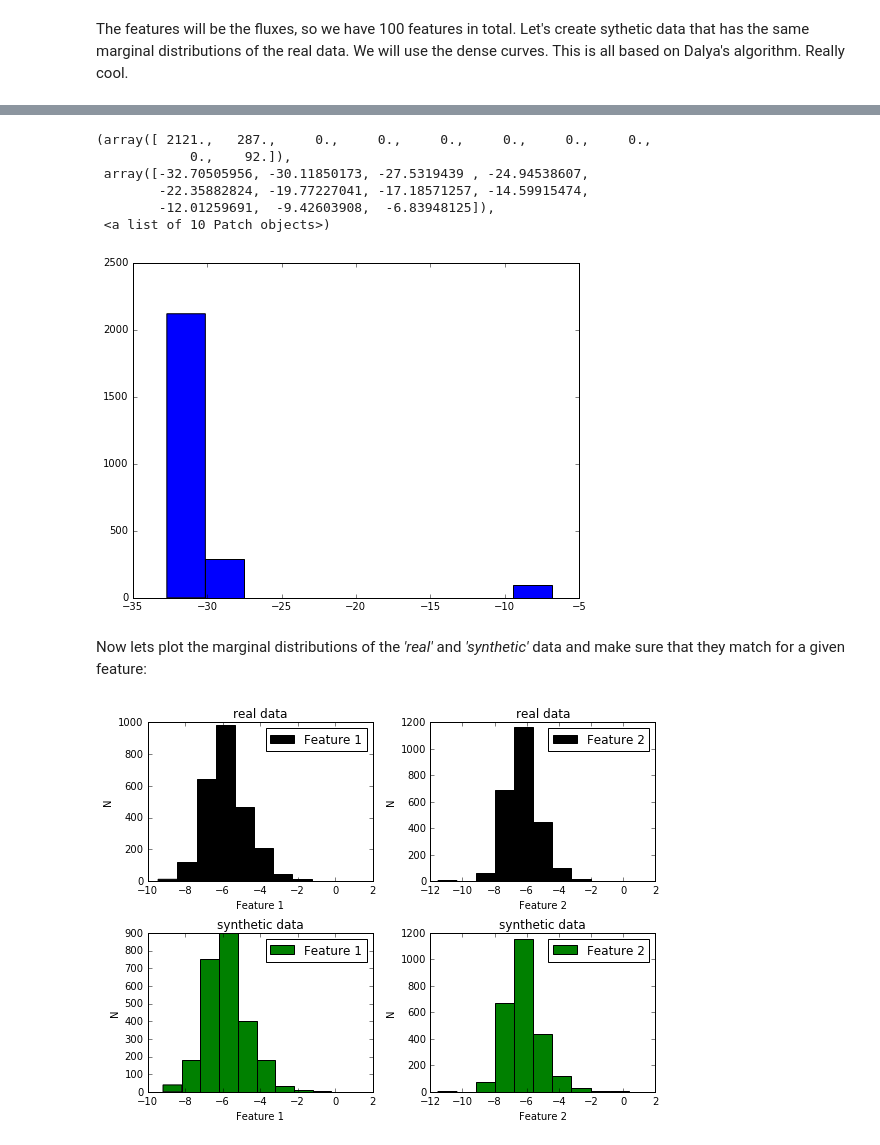
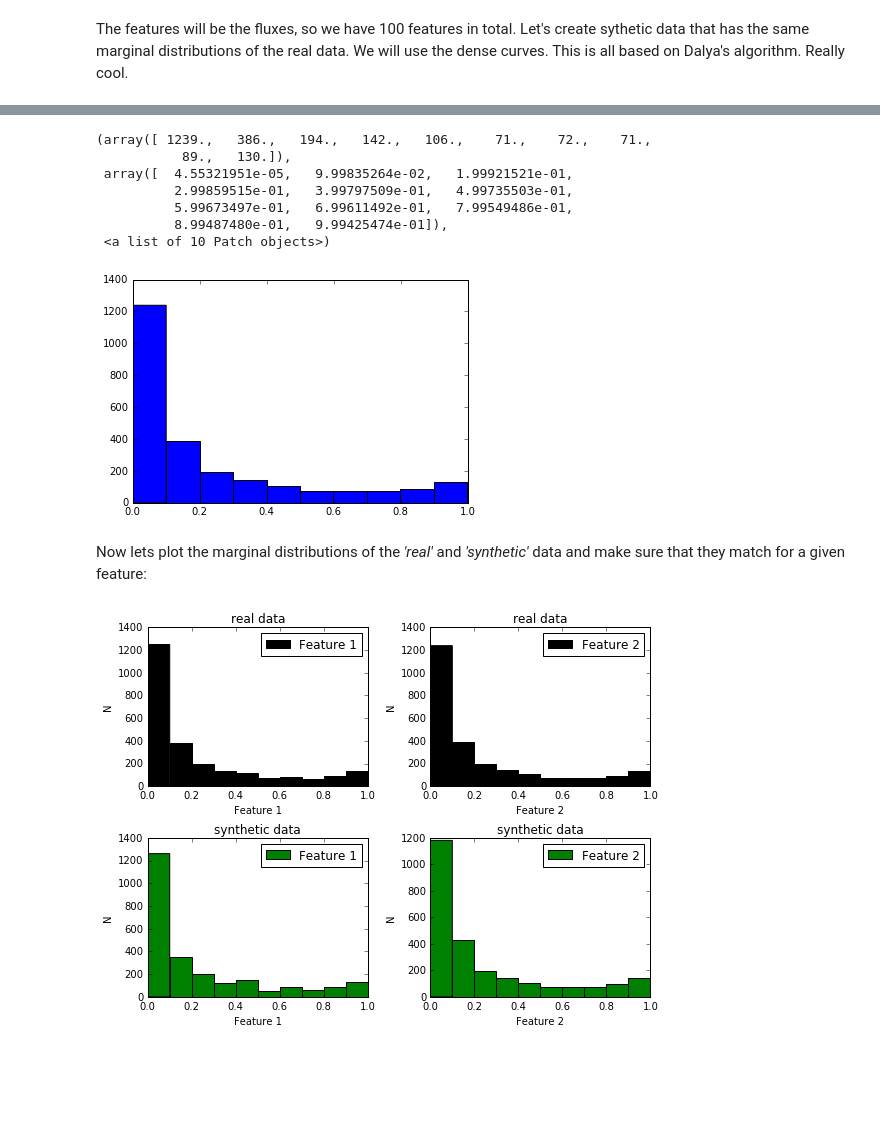
Before and after one commit to fedhere/DtUhackOutliers, a Jupyter notebook: scripts/unsupervised_RF_Rafael.ipynb, the cells around one changed output, grey strips where cells are left out. Cells and saved outputs as stored; diff of their text form; code cells hidden in the pictures; blank space fills up the shorter version.

```diff
--- a/scripts/unsupervised_RF_Rafael.ipynb
+++ b/scripts/unsupervised_RF_Rafael.ipynb
@@ -54,0 +47,6 @@ plt.semilogy(f, Pxx_den)
+# %%
+from scipy import signal
+from astropy.stats import LombScargle
+for i in arange(10): f, Pxx_den = LombScargle(lightc1[i,0,:], X[i,:]).autopower()
+#f, Pxx_den = signal.periodogram(X[33,:])
+plt.plot(f, Pxx_den)
@@ -56,15 +57,15 @@ plt.semilogy(f, Pxx_den)
 I will get periodograms for all lcvs and use the individual components of the resulting power spectrum as the features. This is of course better than just using the fluxes, since there can be phase differences, etc.
 # %%
 periodograms1 = []
-from scipy import signal
+
 for i in arange(2500):
-    f, Pxx_den = signal.periodogram(X[i,:])
+    f, Pxx_den = LombScargle(lightc1[i,0,:], X[i,:]).autopower()
     periodograms1.append(Pxx_den)
 
 periodograms1 = np.array(periodograms1)
 # %%
-periodograms1[np.where(periodograms1 <= 0.0)] = median(periodograms1)
-for i in arange(25): plt.semilogy(f, periodograms1[i])
+#periodograms1[np.where(periodograms1 <= 0.0)] = median(periodograms1)
+for i in arange(1000): plt.plot(f, periodograms1[i])
 plt.xlabel('frequency')
 plt.ylabel('PSD [V**2/freq_units]')
 # %% [output]
@@ -73,5 +74,6 @@ plt.ylabel('PSD [V**2/freq_units]')
 # %%
-periodograms = log10(periodograms1)
+#periodograms = log10(periodograms1)
+periodograms = periodograms1
 obj_ids = numpy.arange(len(periodograms))
 print obj_ids
 # %% [output]
@@ -145,13 +139,14 @@ plt.plot(f,X_syn[10][:])
 # %%
-plt.hist(periodograms[:,0])
+plt.hist(periodograms[:,2])
 # %% [output]
-(array([ 2121.,   287.,     0.,     0.,     0.,     0.,     0.,     0.,
-            0.,    92.]),
- array([-32.70505956, -30.11850173, -27.5319439 , -24.94538607,
-        -22.35882824, -19.77227041, -17.18571257, -14.59915474,
-        -12.01259691,  -9.42603908,  -6.83948125]),
+(array([ 1239.,   386.,   194.,   142.,   106.,    71.,    72.,    71.,
+           89.,   130.]),
+ array([  4.55321951e-05,   9.99835264e-02,   1.99921521e-01,
+          2.99859515e-01,   3.99797509e-01,   4.99735503e-01,
+          5.99673497e-01,   6.99611492e-01,   7.99549486e-01,
+          8.99487480e-01,   9.99425474e-01]),
  <a list of 10 Patch objects>)
-[figure, old version]
+[figure, new version]
 # %% [markdown]
 Now lets plot the marginal distributions of the *'real'* and *'synthetic'* data and make sure that they match for a given feature:
 # %%
@@ -159,35 +154,39 @@ plt.rcParams['figure.figsize'] = 8, 6
 
 plt.subplot(2, 2, 1)
 plt.title("real data")
-tmp = plt.hist(periodograms[:, 1], bins=10, color="k", label="Feature 1")
+tmp = plt.hist(periodograms[:, 0], color="k", label="Feature 1")
 plt.legend(loc="best")
 plt.xlabel("Feature 1")
 plt.ylabel("N")
 
+
 plt.subplot(2, 2, 2)
 plt.title("real data")
-tmp = plt.hist(periodograms[:, 2], bins=10, color="k", label="Feature 2")
+tmp = plt.hist(periodograms[:, 2], color="k", label="Feature 2")
 plt.legend(loc="best")
 plt.xlabel("Feature 2")
 plt.ylabel("N")
 
+
 plt.subplot(2, 2, 3)
 plt.title("synthetic data")
-tmp = plt.hist(X_syn[:, 1], bins=10, color="g", label="Feature 1")
+tmp = plt.hist(X_syn[:, 0], color="g", label="Feature 1")
 plt.legend(loc="best")
 plt.xlabel("Feature 1")
 plt.ylabel("N")
 
+
 plt.subplot(2, 2, 4)
 plt.title("synthetic data")
-tmp = plt.hist(X_syn[:, 2], bins=10, color="g", label="Feature 2")
+tmp = plt.hist(X_syn[:, 2], color="g", label="Feature 2")
 plt.legend(loc="best")
 plt.xlabel("Feature 2")
 plt.ylabel("N")
 
+
 plt.tight_layout()
 # %% [output]
-[figure, old version]
+[figure, new version]
 # %%
 def merge_work_and_synthetic_samples(X, X_syn):
     """
```
Also changed, not shown: parts of 17 cells of this notebook.
